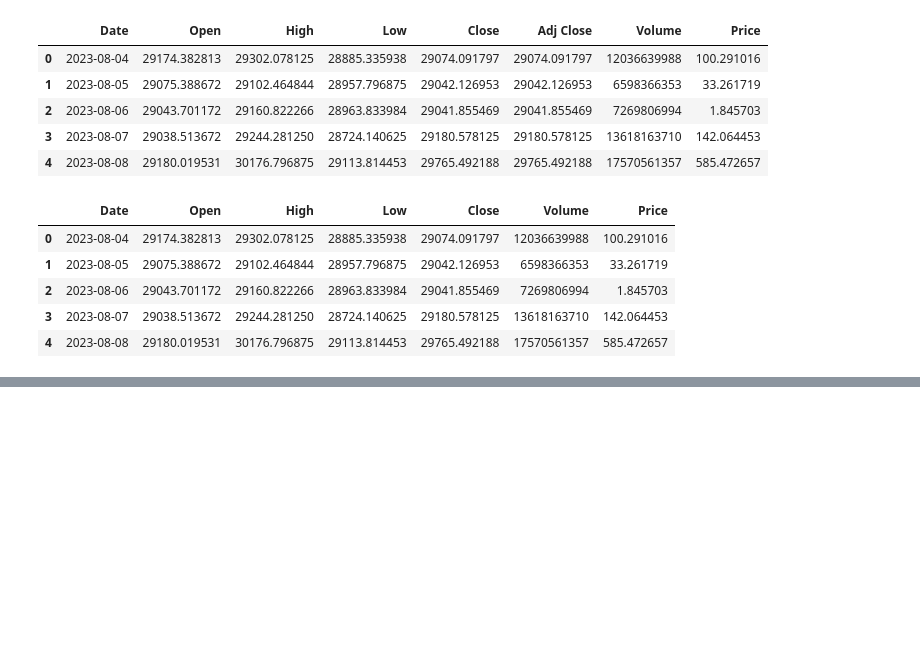
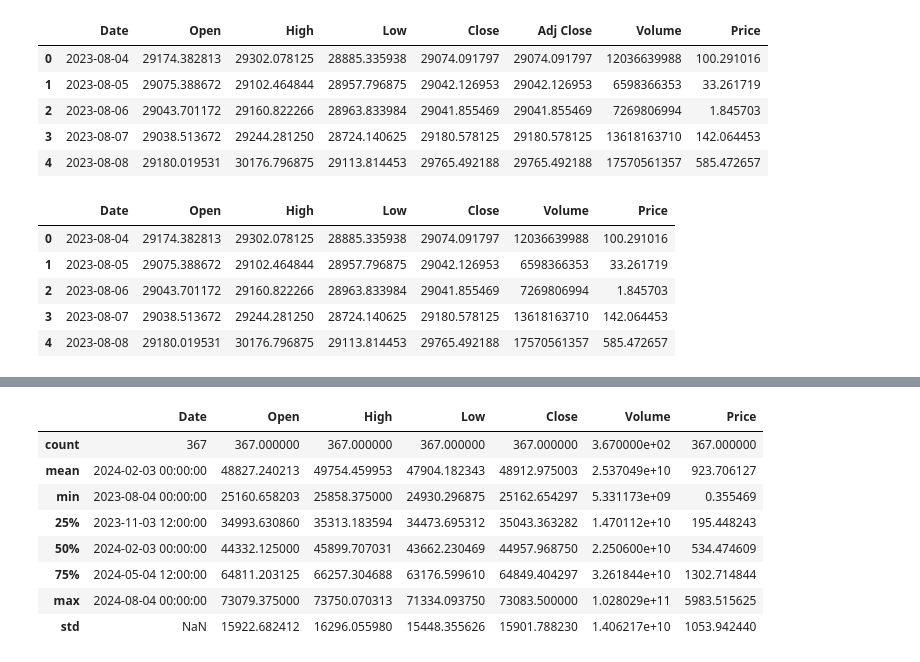
Before and after one commit to Mahdi-Miri/WorkOnData, a Jupyter notebook: WorkOnData.ipynb, the cells around one changed output, grey strips where cells are left out. Cells and saved outputs as stored; diff of their text form; code cells hidden in the pictures; blank space fills up the shorter version.

```diff
--- a/WorkOnData.ipynb
+++ b/WorkOnData.ipynb
@@ -245,0 +264,12 @@ market_df.head()
+# %%
+market_df.describe()
+# %% [output]
+|  | Date | Open | High | Low | Close | Volume | Price |
+| count | 367 | 367.000000 | 367.000000 | 367.000000 | 367.000000 | 3.670000e+02 | 367.000000 |
+| mean | 2024-02-03 00:00:00 | 48827.240213 | 49754.459953 | 47904.182343 | 48912.975003 | 2.537049e+10 | 923.706127 |
+| min | 2023-08-04 00:00:00 | 25160.658203 | 25858.375000 | 24930.296875 | 25162.654297 | 5.331173e+09 | 0.355469 |
+| 25% | 2023-11-03 12:00:00 | 34993.630860 | 35313.183594 | 34473.695312 | 35043.363282 | 1.470112e+10 | 195.448243 |
+| 50% | 2024-02-03 00:00:00 | 44332.125000 | 45899.707031 | 43662.230469 | 44957.968750 | 2.250600e+10 | 534.474609 |
+| 75% | 2024-05-04 12:00:00 | 64811.203125 | 66257.304688 | 63176.599610 | 64849.404297 | 3.261844e+10 | 1302.714844 |
+| max | 2024-08-04 00:00:00 | 73079.375000 | 73750.070313 | 71334.093750 | 73083.500000 | 1.028029e+11 | 5983.515625 |
+| std | NaN | 15922.682412 | 16296.055980 | 15448.355626 | 15901.788230 | 1.406217e+10 | 1053.942440 |
```
Also changed, not shown: parts of 3 cells of this notebook.
